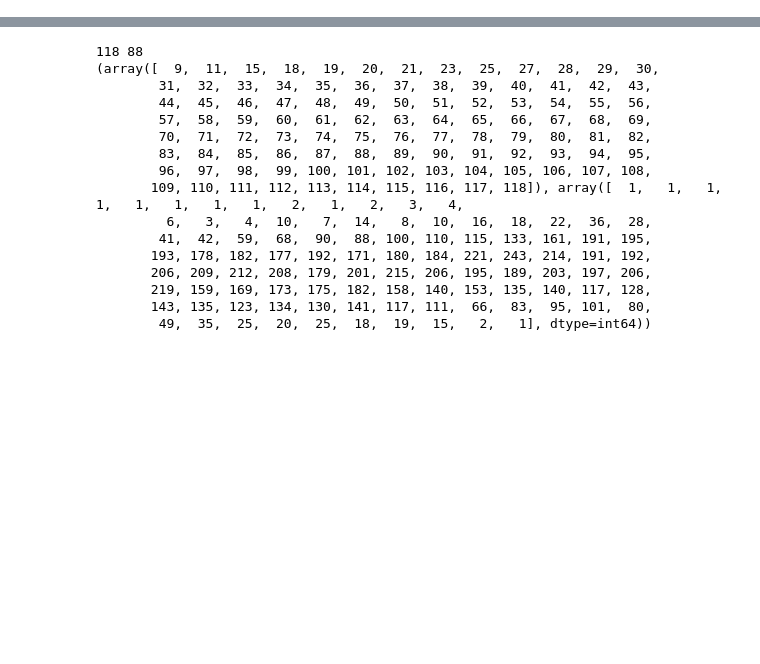
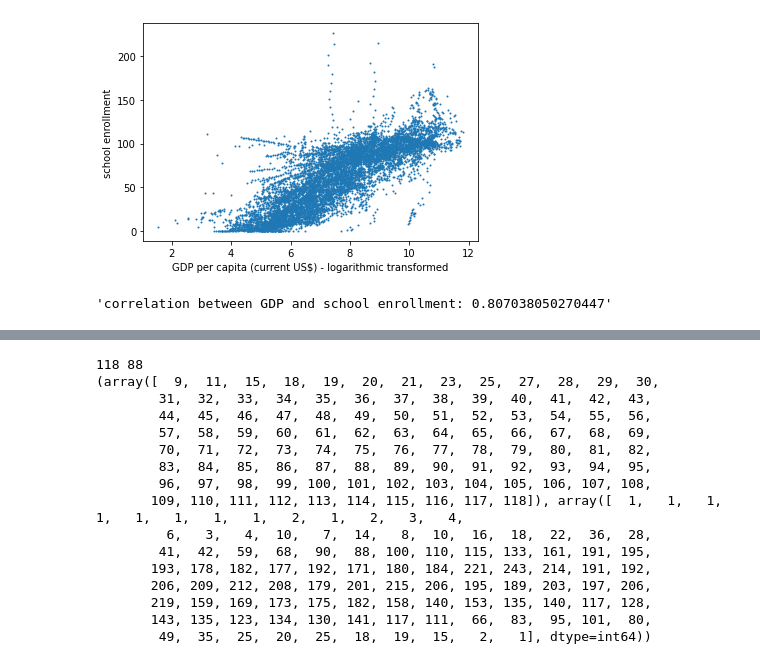
Before and after one commit to malikpaetzold/Statistical-Computing-DLBDBSC01, a Jupyter notebook: correlation_analysis.ipynb, the cells around one changed output, grey strips where cells are left out. Saved outputs shown, nothing was run; the diff lists cells and outputs as text; code cells hidden in the pictures; blank space fills up the shorter version.

```diff
--- a/correlation_analysis.ipynb
+++ b/correlation_analysis.ipynb
@@ -76,0 +82,5 @@ array([[ 1.        , -0.76175388],
+# %%
+calc_correlation(gdp, school_enrollment, "school enrollment")
+# %% [output]
+[figure, added]
+'correlation between GDP and school enrollment: 0.807038050270447'
```
Also changed, not shown: parts of 10 cells of this notebook.
